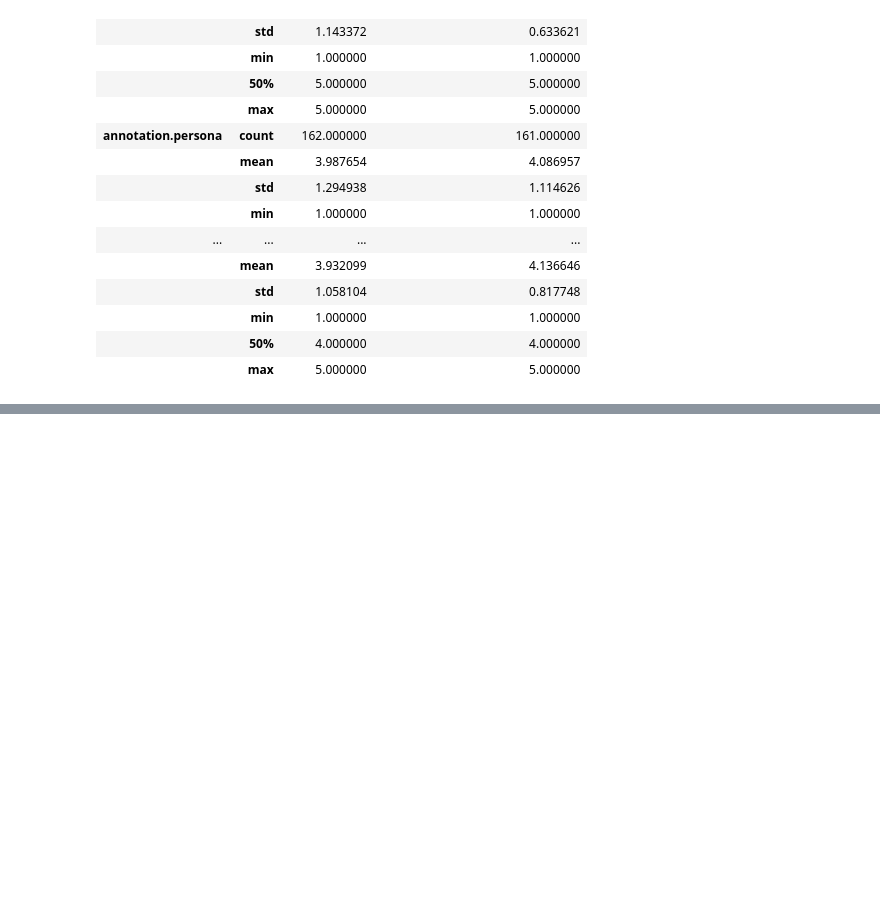
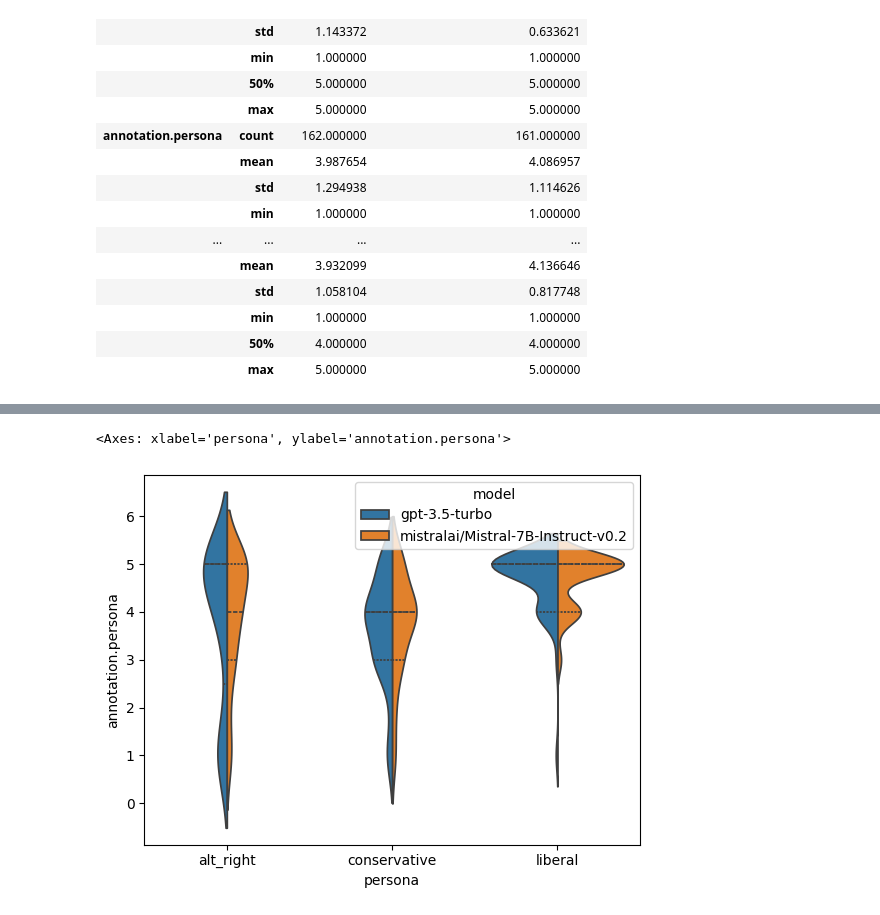
Before and after one commit to cl-trier/TWON-Agents, a Jupyter notebook: experiments/Etmaal-2024/0.3-Data-Analysis.ipynb, the cells around one changed output, grey strips where cells are left out. Drawn from its saved outputs; the diff is of its cells as text; code cells hidden in the pictures; blank space fills up the shorter version.

```diff
--- a/experiments/Etmaal-2024/0.3-Data-Analysis.ipynb
+++ b/experiments/Etmaal-2024/0.3-Data-Analysis.ipynb
@@ -71,6 +77,11 @@ dataset.groupby(['persona', 'model'], observed=False).describe(percentiles=[]).T
 |  | min | 1.000000 | 1.000000 | 1.000000 | 1.000000 | 1.000000 | ... |
 |  | 50% | 4.000000 | 4.000000 | 4.000000 | 4.000000 | 4.000000 | ... |
 |  | max | 5.000000 | 5.000000 | 5.000000 | 5.000000 | 5.000000 | ... |
+# %%
+sns.violinplot(data=dataset, x="persona", y="annotation.persona", hue="model", split=True, inner="quart")
+# %% [output]
+<Axes: xlabel='persona', ylabel='annotation.persona'>
+[figure, added]
 # %%
 dataset.groupby(['topic', 'model'], observed=False).describe(percentiles=[]).T
 # %% [output]
```
Also changed, not shown: parts of 4 cells of this notebook.
